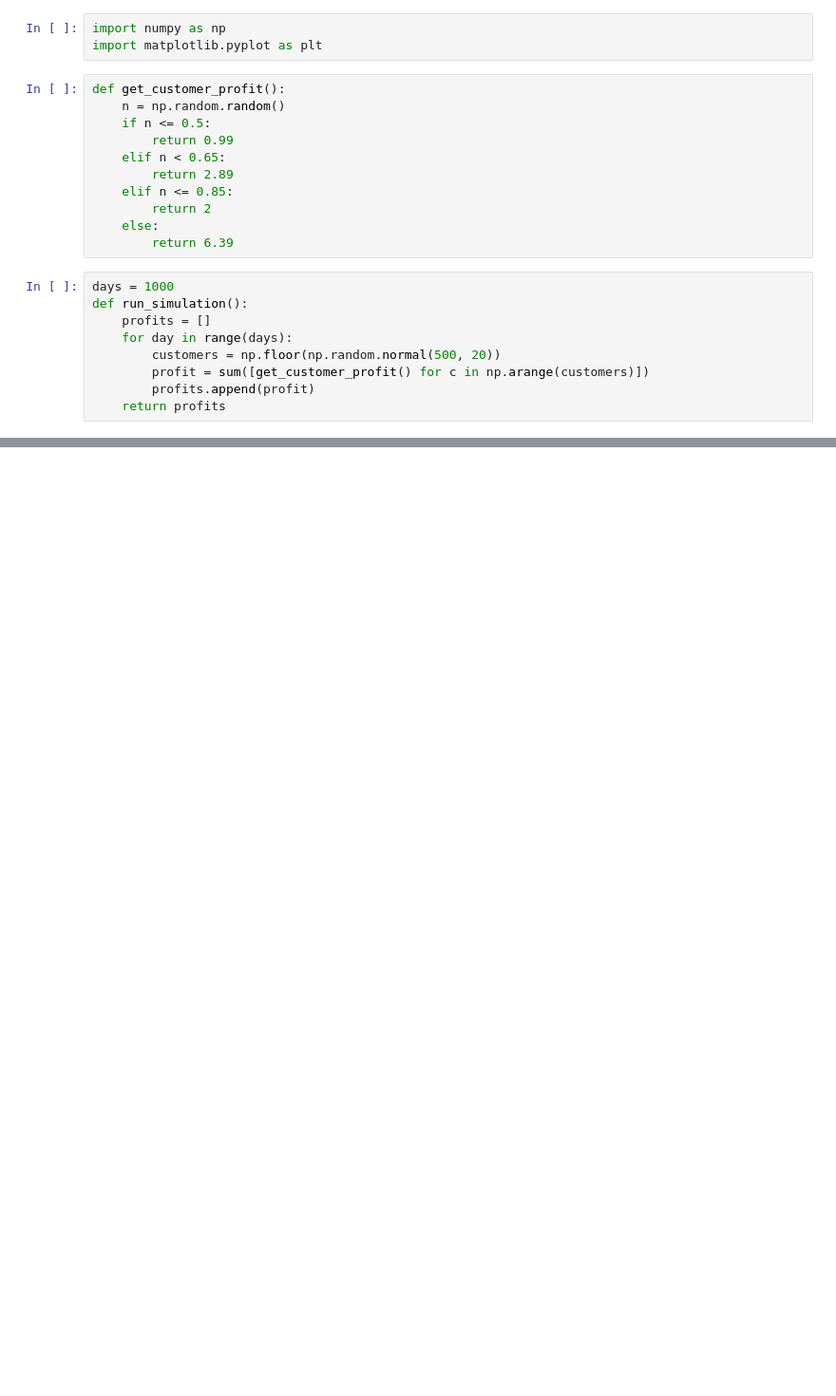
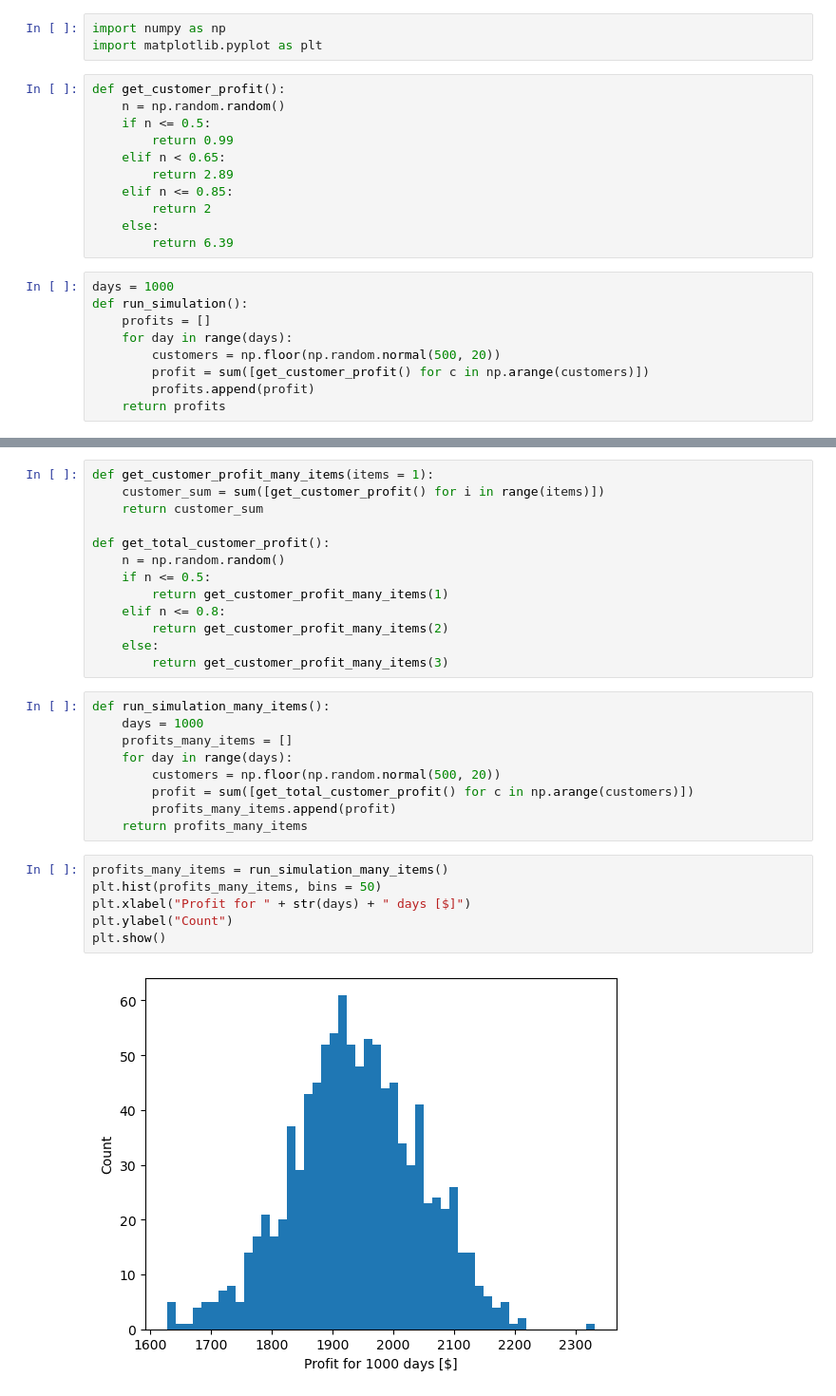
Before and after one commit to AtanasKaloyanov/Math-Concepts-For-Developers-SoftUni-Course, a Jupyter notebook: 6. Statistics/Exercise/04. Simulation.ipynb, the cells around one changed output, grey strips where cells are left out. Shown at 95% size. Saved outputs shown, nothing was run; the diff lists cells and outputs as text; blank space fills up the shorter version.

Commit message:
The modified solution of the problem "Simulation"

```diff
--- a/6. Statistics/Exercise/04. Simulation.ipynb
+++ b/6. Statistics/Exercise/04. Simulation.ipynb
@@ -31,0 +32,30 @@ plt.show()
+# %%
+def get_customer_profit_many_items(items = 1):
+    customer_sum = sum([get_customer_profit() for i in range(items)])
+    return customer_sum
+
+def get_total_customer_profit():
+    n = np.random.random()
+    if n <= 0.5:
+        return get_customer_profit_many_items(1)
+    elif n <= 0.8:
+        return get_customer_profit_many_items(2)
+    else:
+        return get_customer_profit_many_items(3)
+# %%
+def run_simulation_many_items():
+    days = 1000
+    profits_many_items = []
+    for day in range(days):
+        customers = np.floor(np.random.normal(500, 20))
+        profit = sum([get_total_customer_profit() for c in np.arange(customers)])
+        profits_many_items.append(profit)
+    return profits_many_items
+# %%
+profits_many_items = run_simulation_many_items()
+plt.hist(profits_many_items, bins = 50)
+plt.xlabel("Profit for " + str(days) + " days [$]")
+plt.ylabel("Count")
+plt.show()
+# %% [output]
+[figure, added]
```
Also changed, not shown: parts of 2 cells of this notebook.
